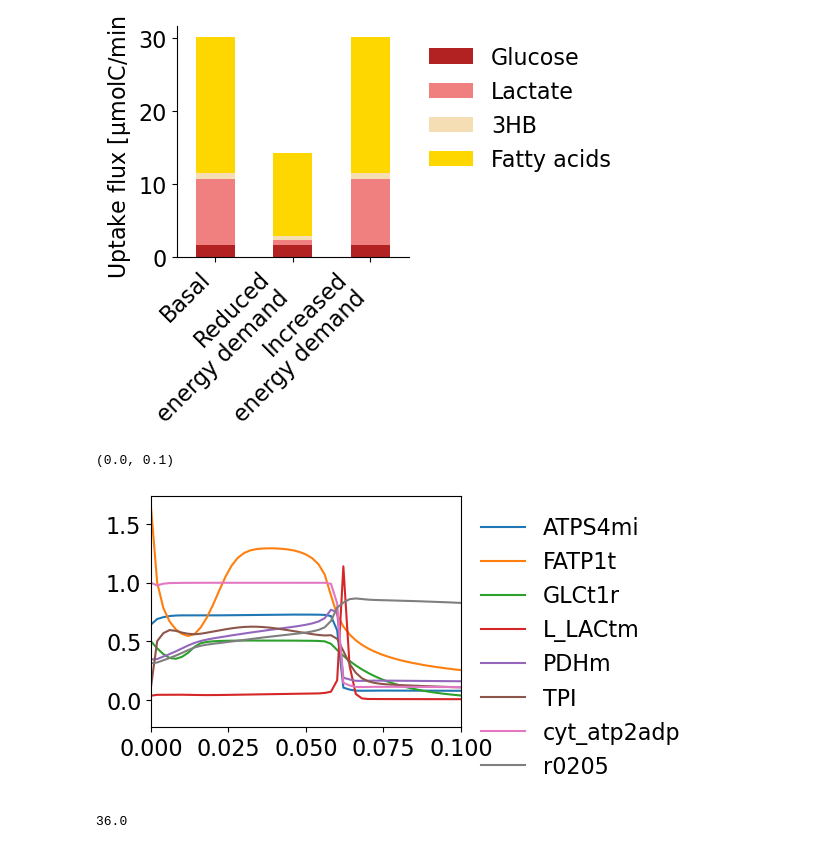
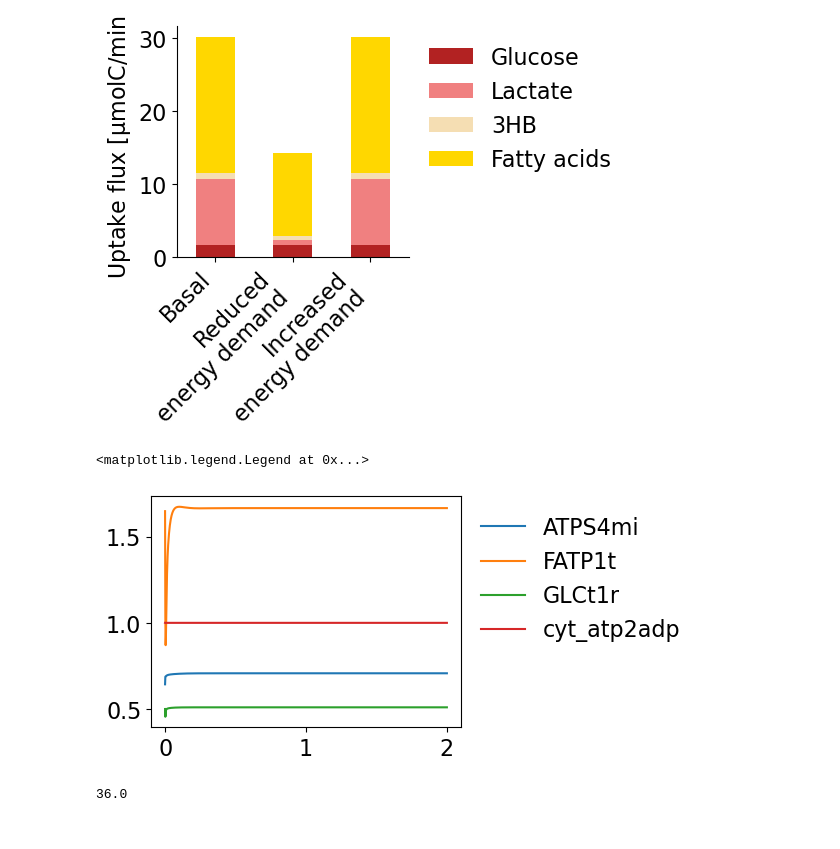
Before and after one commit to weilandtd/competitive_catabolism, a Jupyter notebook: mechanistic_model/control_analysis.ipynb, the cells around one changed output. Drawn from its saved outputs; the diff is of its cells as text; code cells hidden in the pictures.

```diff
--- a/mechanistic_model/control_analysis.ipynb
+++ b/mechanistic_model/control_analysis.ipynb
@@ -473,8 +474,8 @@ plt.savefig('./output/energy_demand_perturbation.svg')
 # %% [output]
 [figure]
 # %%
-additional_effect = {'vmax_forward_cyt_atp2adp': 1.15}
-res = compute_uptake_perturbation('hdca_e', 1, parameter_perturbation=additional_effect, steady_state=False, )
+additional_effect = {'vmax_forward_cyt_atp2adp': 1.1}
+res = compute_uptake_perturbation('hdca_e', 1.0, parameter_perturbation=additional_effect, steady_state=False, )
 cols = res.columns
 # %%
 def compute_vmax_backward(reaction):
@@ -499,24 +500,24 @@ v_max = [compute_vmax_backward(r) * -1 if mean_fluxes.loc[r.name] < 0 else r.par
 # %%
 # Filter for reactions that ge close to vmax
 vmax_min = 0.5
 vmax_max = 2.0 # These are mass action
 
 rel_fluxes =(res / v_max)
 
 # Filter out column
 reactions_to_plot = [c for c in rel_fluxes.columns if all(rel_fluxes[c] < vmax_max) and any(rel_fluxes[c] > vmax_min)]
 
 # Plot the relative fluxes
 f, ax = plt.subplots(figsize=(4,3))
 rel_fluxes[reactions_to_plot].plot(ax=ax)
 
 # legend outside the plot
 plt.legend(loc='upper left', bbox_to_anchor=(1, 1), frameon=False)
 
-plt.xlim(0, 0.1)
+#plt.xlim(0, 0.1)
 # %% [output]
-(0.0, 0.1)
+<matplotlib.legend.Legend at 0x...>
-[figure, old version]
+[figure, new version]
 # %%
 # %% [output]
 36.0
```
Also changed, not shown: parts of 2 cells of this notebook, 1 other file.
